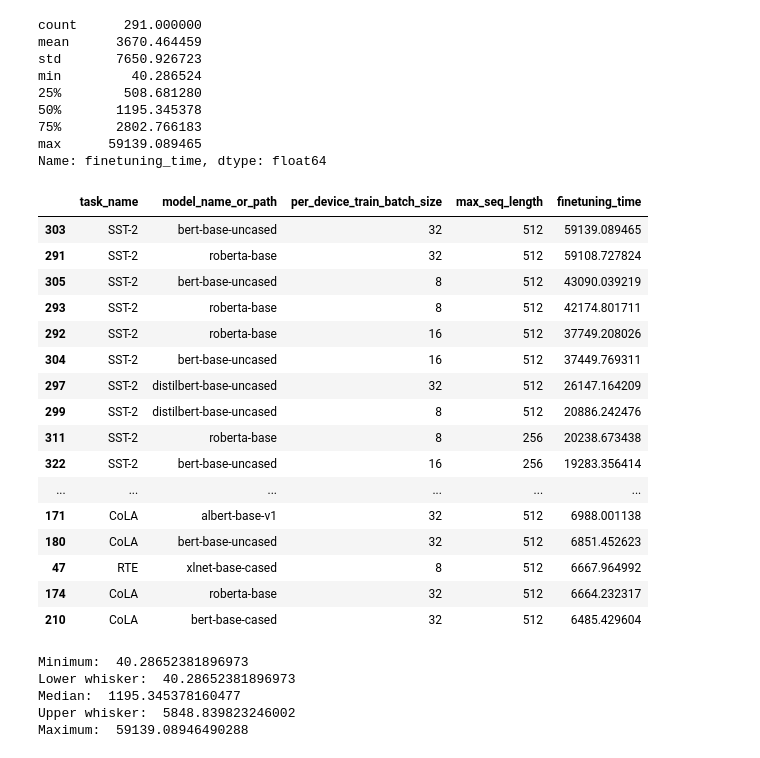
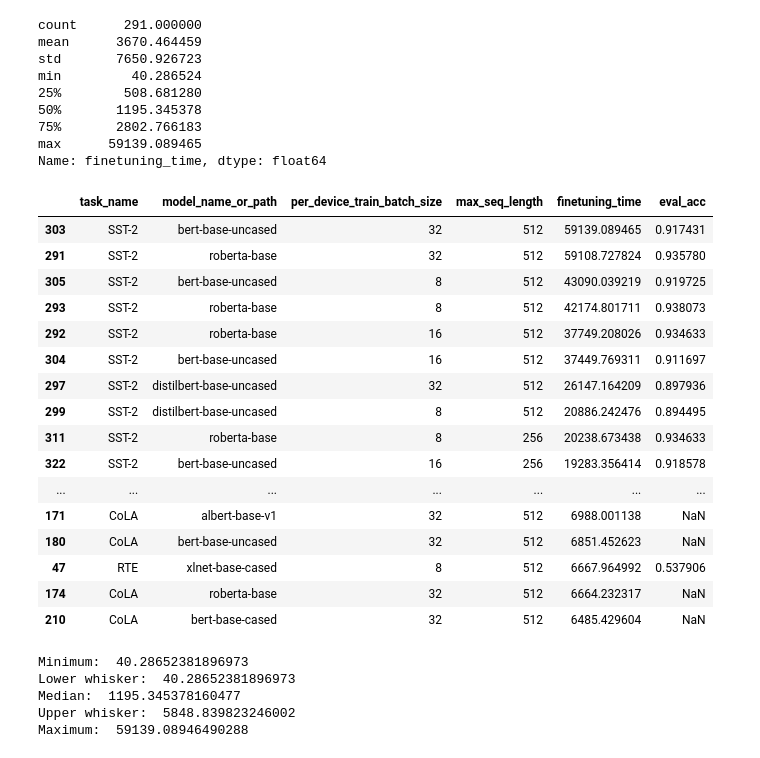
Before and after one commit to annakorotkova/Exploration-of-fine-tuning-and-inferencetime-of-large-pre-trained-languagemodels-in-NLP, a Jupyter notebook: Analysis finetuning time.ipynb, the cells around one changed output. Drawn from its saved outputs; the diff is of its cells as text; code cells hidden in the pictures.

```diff
--- a/Analysis finetuning time.ipynb
+++ b/Analysis finetuning time.ipynb
@@ -241,27 +241,27 @@ lower_whisker = data3.finetuning_time[data3.finetuning_time>=lower_quartile-1.5*
 # %%
 ## Detection of outliers
 
 data3.sort_values(by=['finetuning_time'], ascending=False).loc[(data3.finetuning_time < lower_whisker) |(data3.finetuning_time > upper_whisker),
                 ['task_name', 'model_name_or_path', 'per_device_train_batch_size', 'max_seq_length',
-                'finetuning_time']]
+                'finetuning_time', 'eval_acc']]
 # %% [output]
-|  | task_name | model_name_or_path | per_device_train_batch_size | max_seq_length | finetuning_time |
-| 303 | SST-2 | bert-base-uncased | 32 | 512 | 59139.089465 |
-| 291 | SST-2 | roberta-base | 32 | 512 | 59108.727824 |
-| 305 | SST-2 | bert-base-uncased | 8 | 512 | 43090.039219 |
-| 293 | SST-2 | roberta-base | 8 | 512 | 42174.801711 |
-| 292 | SST-2 | roberta-base | 16 | 512 | 37749.208026 |
-| 304 | SST-2 | bert-base-uncased | 16 | 512 | 37449.769311 |
-| 297 | SST-2 | distilbert-base-uncased | 32 | 512 | 26147.164209 |
-| 299 | SST-2 | distilbert-base-uncased | 8 | 512 | 20886.242476 |
-| 311 | SST-2 | roberta-base | 8 | 256 | 20238.673438 |
-| 322 | SST-2 | bert-base-uncased | 16 | 256 | 19283.356414 |
-| ... | ... | ... | ... | ... | ... |
-| 171 | CoLA | albert-base-v1 | 32 | 512 | 6988.001138 |
-| 180 | CoLA | bert-base-uncased | 32 | 512 | 6851.452623 |
-| 47 | RTE | xlnet-base-cased | 8 | 512 | 6667.964992 |
-| 174 | CoLA | roberta-base | 32 | 512 | 6664.232317 |
-| 210 | CoLA | bert-base-cased | 32 | 512 | 6485.429604 |
+|  | task_name | model_name_or_path | per_device_train_batch_size | max_seq_length | finetuning_time | eval_acc |
+| 303 | SST-2 | bert-base-uncased | 32 | 512 | 59139.089465 | 0.917431 |
+| 291 | SST-2 | roberta-base | 32 | 512 | 59108.727824 | 0.935780 |
+| 305 | SST-2 | bert-base-uncased | 8 | 512 | 43090.039219 | 0.919725 |
+| 293 | SST-2 | roberta-base | 8 | 512 | 42174.801711 | 0.938073 |
+| 292 | SST-2 | roberta-base | 16 | 512 | 37749.208026 | 0.934633 |
+| 304 | SST-2 | bert-base-uncased | 16 | 512 | 37449.769311 | 0.911697 |
+| 297 | SST-2 | distilbert-base-uncased | 32 | 512 | 26147.164209 | 0.897936 |
+| 299 | SST-2 | distilbert-base-uncased | 8 | 512 | 20886.242476 | 0.894495 |
+| 311 | SST-2 | roberta-base | 8 | 256 | 20238.673438 | 0.934633 |
+| 322 | SST-2 | bert-base-uncased | 16 | 256 | 19283.356414 | 0.918578 |
+| ... | ... | ... | ... | ... | ... | ... |
+| 171 | CoLA | albert-base-v1 | 32 | 512 | 6988.001138 | NaN |
+| 180 | CoLA | bert-base-uncased | 32 | 512 | 6851.452623 | NaN |
+| 47 | RTE | xlnet-base-cased | 8 | 512 | 6667.964992 | 0.537906 |
+| 174 | CoLA | roberta-base | 32 | 512 | 6664.232317 | NaN |
+| 210 | CoLA | bert-base-cased | 32 | 512 | 6485.429604 | NaN |
 # %%
 print("Minimum: ", data3.finetuning_time.min())
 print("Lower whisker: ", lower_whisker)
```
